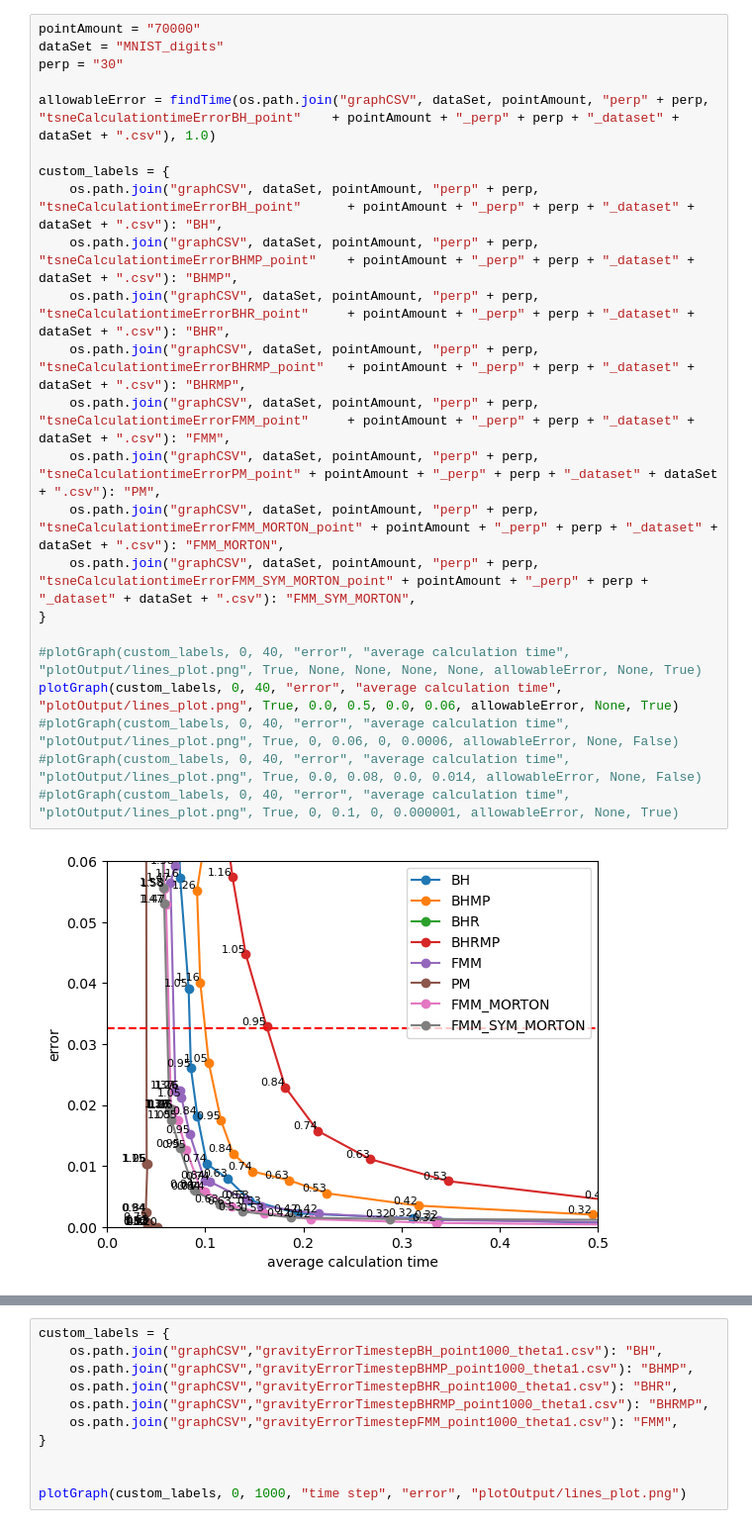
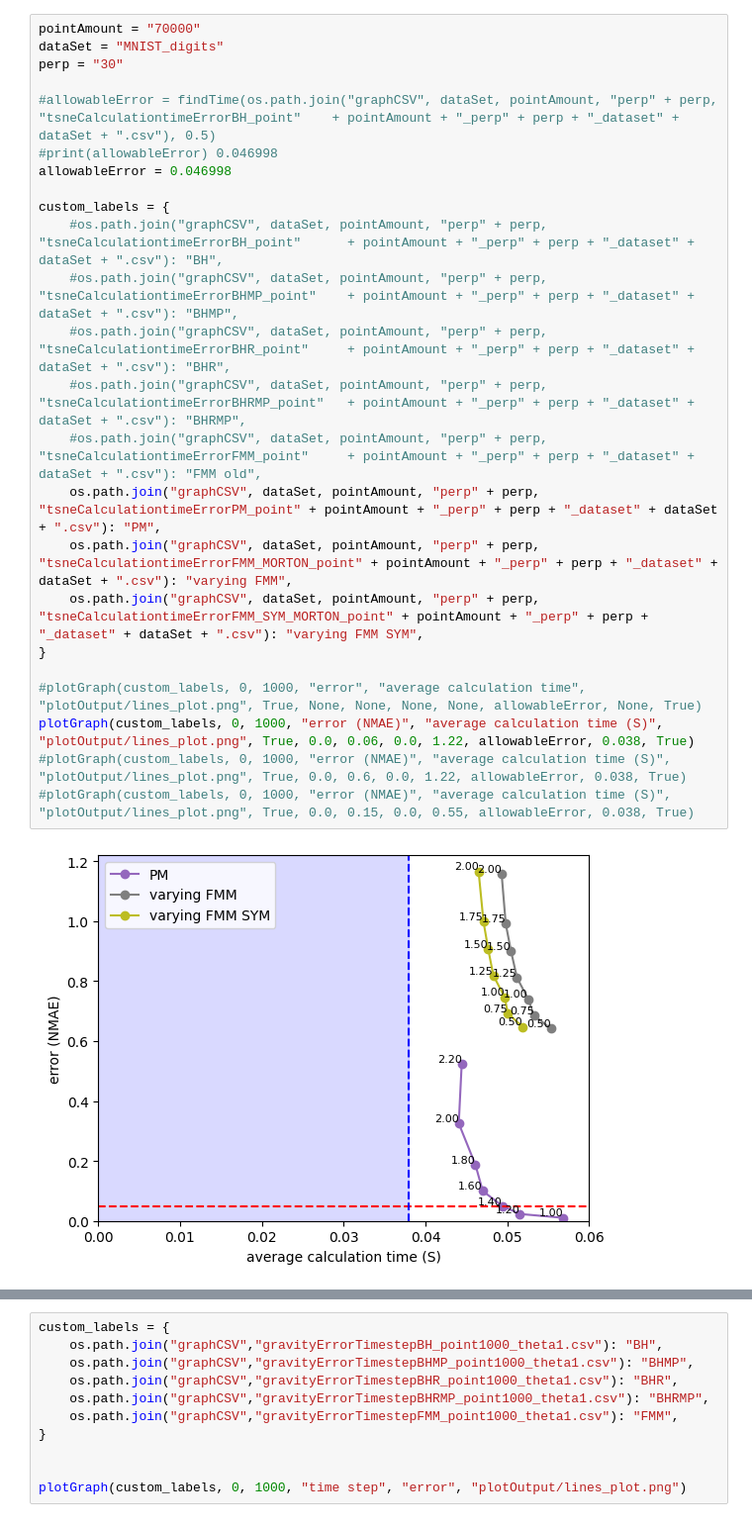
Before and after one commit to LucasFurer/MasterThesisLucas, a Jupyter notebook: grapher.ipynb, the cells around one changed output, grey strips where cells are left out. Shown at 99% size. Cells and saved outputs as stored; diff of their text form.

```diff
--- a/grapher.ipynb
+++ b/grapher.ipynb
@@ -240,25 +250,26 @@ plotGraph(custom_labels, 0, 20,"theta", "average error", "plotOutput/lines_plot.
 # %%
 pointAmount = "70000"
 dataSet = "MNIST_digits"
 perp = "30"
 
-allowableError = findTime(os.path.join("graphCSV", dataSet, pointAmount, "perp" + perp, "tsneCalculationtimeErrorBH_point"    + pointAmount + "_perp" + perp + "_dataset" + dataSet + ".csv"), 1.0)
+#allowableError = findTime(os.path.join("graphCSV", dataSet, pointAmount, "perp" + perp, "tsneCalculationtimeErrorBH_point"    + pointAmount + "_perp" + perp + "_dataset" + dataSet + ".csv"), 0.5)
+#print(allowableError) 0.046998
+allowableError = 0.046998
 
 custom_labels = {
-    os.path.join("graphCSV", dataSet, pointAmount, "perp" + perp, "tsneCalculationtimeErrorBH_point"      + pointAmount + "_perp" + perp + "_dataset" + dataSet + ".csv"): "BH",
-    os.path.join("graphCSV", dataSet, pointAmount, "perp" + perp, "tsneCalculationtimeErrorBHMP_point"    + pointAmount + "_perp" + perp + "_dataset" + dataSet + ".csv"): "BHMP",
-    os.path.join("graphCSV", dataSet, pointAmount, "perp" + perp, "tsneCalculationtimeErrorBHR_point"     + pointAmount + "_perp" + perp + "_dataset" + dataSet + ".csv"): "BHR",
-    os.path.join("graphCSV", dataSet, pointAmount, "perp" + perp, "tsneCalculationtimeErrorBHRMP_point"   + pointAmount + "_perp" + perp + "_dataset" + dataSet + ".csv"): "BHRMP",
-    os.path.join("graphCSV", dataSet, pointAmount, "perp" + perp, "tsneCalculationtimeErrorFMM_point"     + pointAmount + "_perp" + perp + "_dataset" + dataSet + ".csv"): "FMM",
+    #os.path.join("graphCSV", dataSet, pointAmount, "perp" + perp, "tsneCalculationtimeErrorBH_point"      + pointAmount + "_perp" + perp + "_dataset" + dataSet + ".csv"): "BH",
+    #os.path.join("graphCSV", dataSet, pointAmount, "perp" + perp, "tsneCalculationtimeErrorBHMP_point"    + pointAmount + "_perp" + perp + "_dataset" + dataSet + ".csv"): "BHMP",
+    #os.path.join("graphCSV", dataSet, pointAmount, "perp" + perp, "tsneCalculationtimeErrorBHR_point"     + pointAmount + "_perp" + perp + "_dataset" + dataSet + ".csv"): "BHR",
+    #os.path.join("graphCSV", dataSet, pointAmount, "perp" + perp, "tsneCalculationtimeErrorBHRMP_point"   + pointAmount + "_perp" + perp + "_dataset" + dataSet + ".csv"): "BHRMP",
+    #os.path.join("graphCSV", dataSet, pointAmount, "perp" + perp, "tsneCalculationtimeErrorFMM_point"     + pointAmount + "_perp" + perp + "_dataset" + dataSet + ".csv"): "FMM old",
     os.path.join("graphCSV", dataSet, pointAmount, "perp" + perp, "tsneCalculationtimeErrorPM_point" + pointAmount + "_perp" + perp + "_dataset" + dataSet + ".csv"): "PM",
-    os.path.join("graphCSV", dataSet, pointAmount, "perp" + perp, "tsneCalculationtimeErrorFMM_MORTON_point" + pointAmount + "_perp" + perp + "_dataset" + dataSet + ".csv"): "FMM_MORTON",
-    os.path.join("graphCSV", dataSet, pointAmount, "perp" + perp, "tsneCalculationtimeErrorFMM_SYM_MORTON_point" + pointAmount + "_perp" + perp + "_dataset" + dataSet + ".csv"): "FMM_SYM_MORTON",
+    os.path.join("graphCSV", dataSet, pointAmount, "perp" + perp, "tsneCalculationtimeErrorFMM_MORTON_point" + pointAmount + "_perp" + perp + "_dataset" + dataSet + ".csv"): "varying FMM",
+    os.path.join("graphCSV", dataSet, pointAmount, "perp" + perp, "tsneCalculationtimeErrorFMM_SYM_MORTON_point" + pointAmount + "_perp" + perp + "_dataset" + dataSet + ".csv"): "varying FMM SYM",
 }
 
-#plotGraph(custom_labels, 0, 40, "error", "average calculation time", "plotOutput/lines_plot.png", True, None, None, None, None, allowableError, None, True)
-plotGraph(custom_labels, 0, 40, "error", "average calculation time", "plotOutput/lines_plot.png", True, 0.0, 0.5, 0.0, 0.06, allowableError, None, True)
-#plotGraph(custom_labels, 0, 40, "error", "average calculation time", "plotOutput/lines_plot.png", True, 0, 0.06, 0, 0.0006, allowableError, None, False)
-#plotGraph(custom_labels, 0, 40, "error", "average calculation time", "plotOutput/lines_plot.png", True, 0.0, 0.08, 0.0, 0.014, allowableError, None, False)
-#plotGraph(custom_labels, 0, 40, "error", "average calculation time", "plotOutput/lines_plot.png", True, 0, 0.1, 0, 0.000001, allowableError, None, True)
+#plotGraph(custom_labels, 0, 1000, "error", "average calculation time", "plotOutput/lines_plot.png", True, None, None, None, None, allowableError, None, True)
+plotGraph(custom_labels, 0, 1000, "error (NMAE)", "average calculation time (S)", "plotOutput/lines_plot.png", True, 0.0, 0.06, 0.0, 1.22, allowableError, 0.038, True)
+#plotGraph(custom_labels, 0, 1000, "error (NMAE)", "average calculation time (S)", "plotOutput/lines_plot.png", True, 0.0, 0.6, 0.0, 1.22, allowableError, 0.038, True)
+#plotGraph(custom_labels, 0, 1000, "error (NMAE)", "average calculation time (S)", "plotOutput/lines_plot.png", True, 0.0, 0.15, 0.0, 0.55, allowableError, 0.038, True)
 # %% [output]
-[figure, old version]
+[figure, new version]
```
Also changed, not shown: parts of 8 cells of this notebook, 7 other files.
